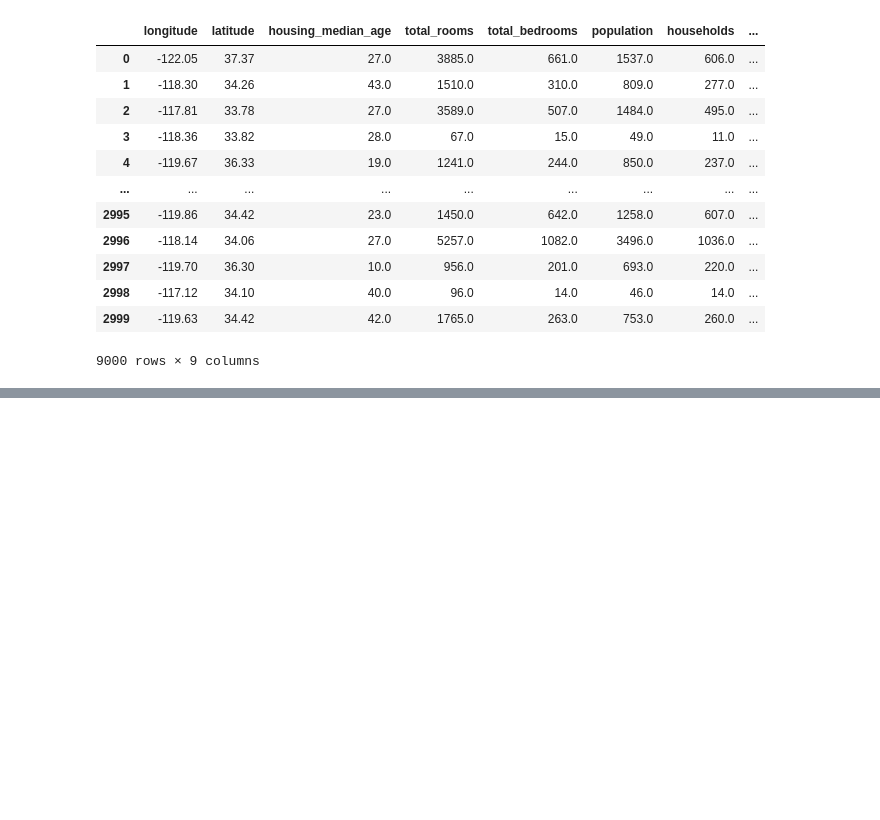
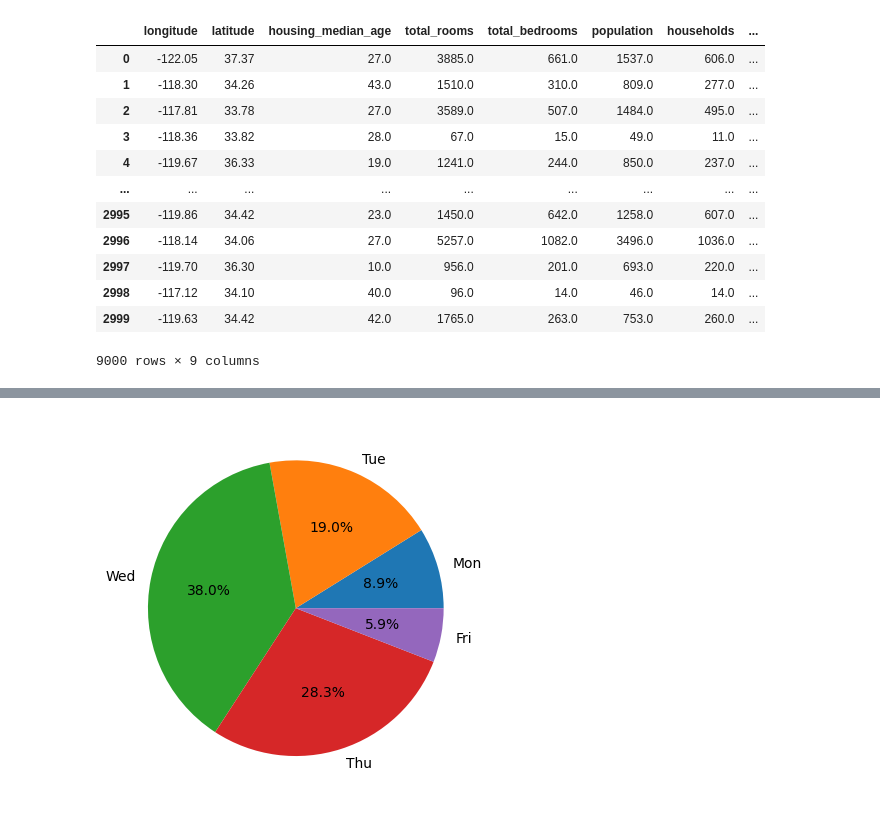
Before and after one commit to aneetajohn/OASIS-POC1, a Jupyter notebook: Untitled0.ipynb, the cells around one changed output, grey strips where cells are left out. Cells and saved outputs as stored; diff of their text form; code cells hidden in the pictures; blank space fills up the shorter version.

```diff
--- a/Untitled0.ipynb
+++ b/Untitled0.ipynb
@@ -849,0 +885,6 @@ pd.concat([df, df_json, df_parquet])
+# %%
+#Pie charts
+plt.pie ([21,45,90,67,14],labels= ['Mon', 'Tue', 'Wed', 'Thu', 'Fri'], autopct='%1.1f%%')
+plt.show()
+# %% [output]
+[figure, added]
```
Also changed, not shown: parts of 14 cells of this notebook.
